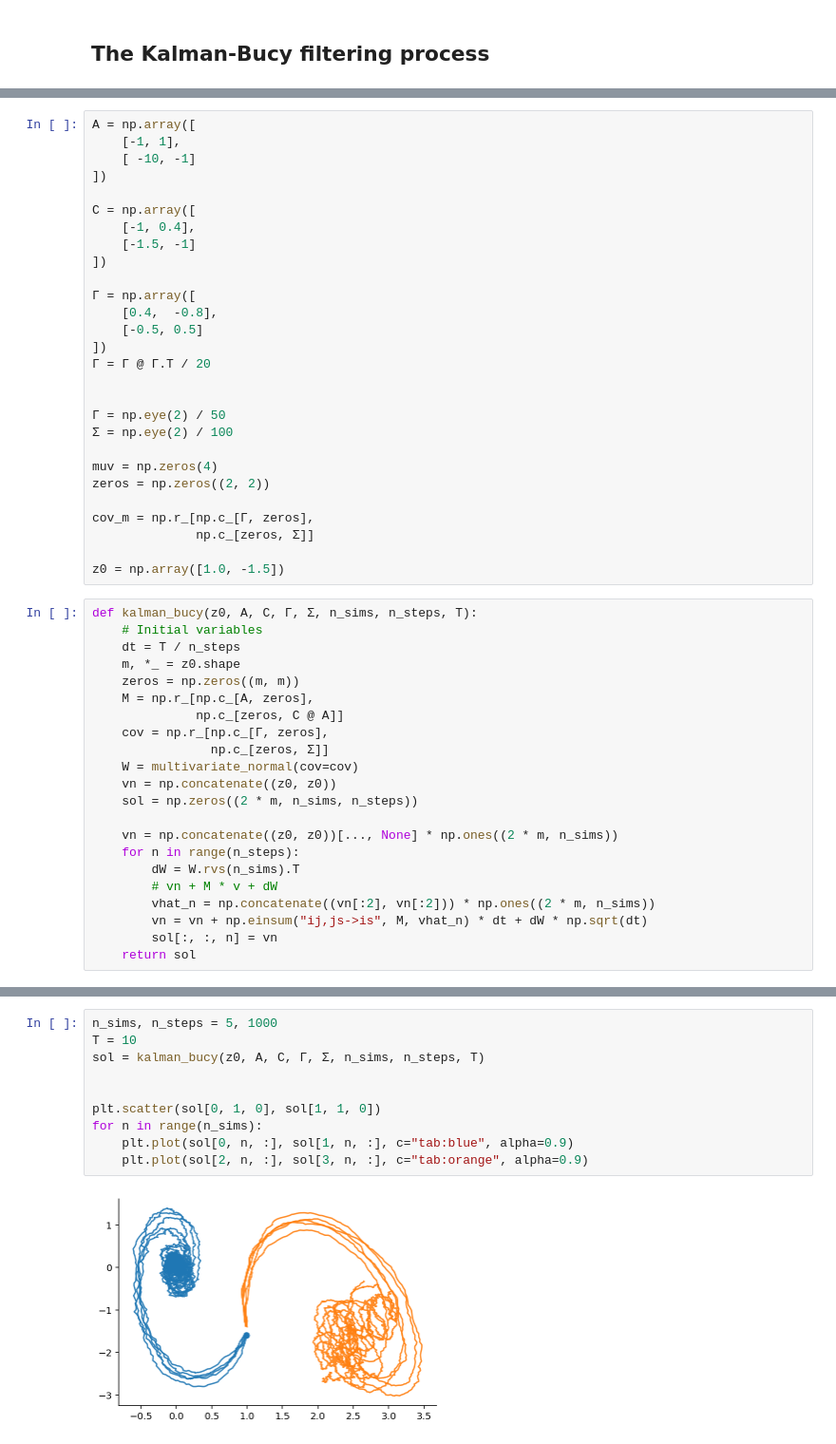
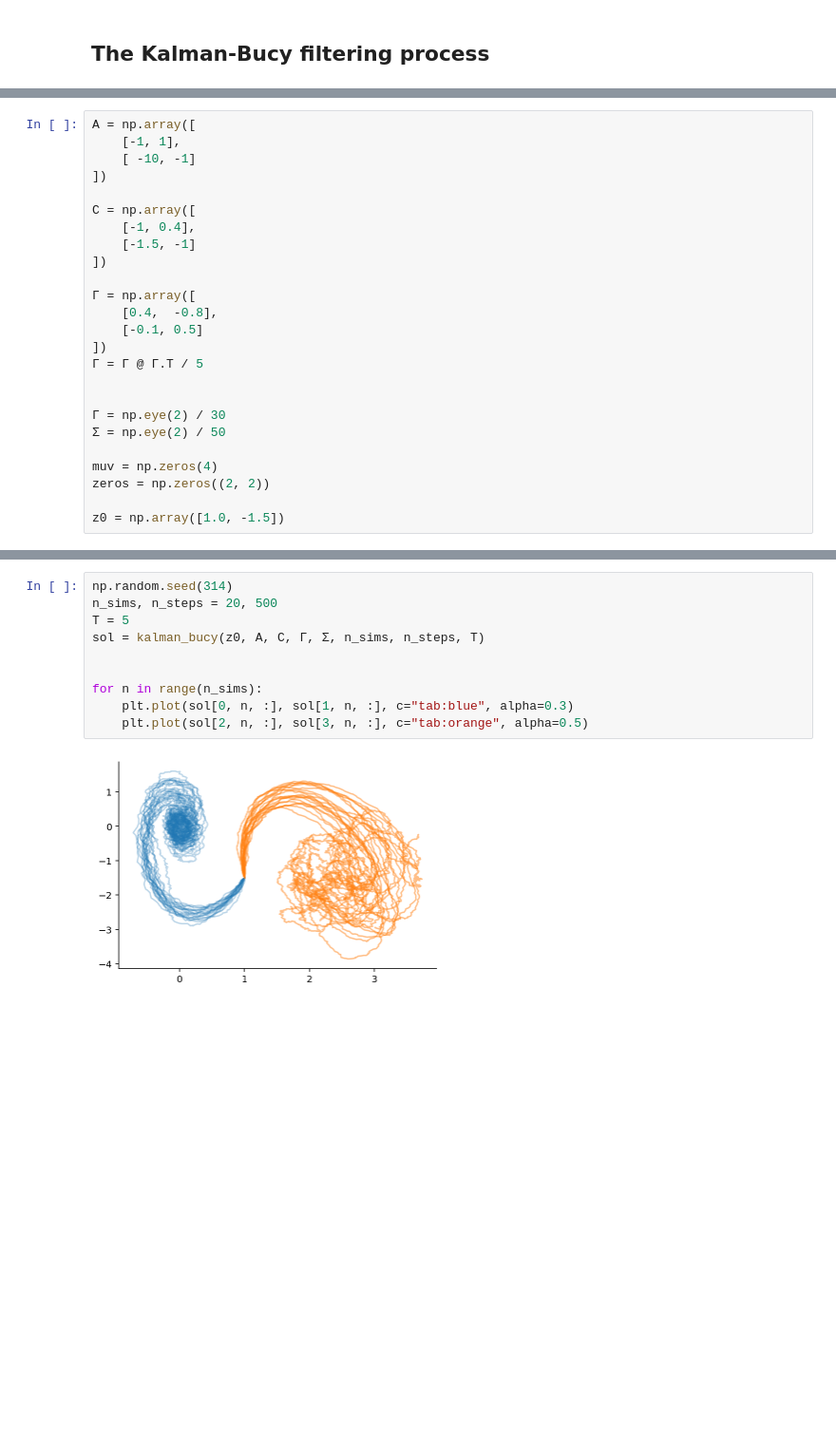
Before and after one commit to gerdm/msc-dissertation, a Jupyter notebook: notebooks/dynamical-systems.ipynb, the cells around one changed output, grey strips where cells are left out. Shown: that part at 95% size. Cells and saved outputs as stored; diff of their text form; blank space fills up the shorter version.

Commit message:
misc-mod: graph layout

```diff
--- a/notebooks/dynamical-systems.ipynb
+++ b/notebooks/dynamical-systems.ipynb
@@ -104,40 +129,15 @@ C = np.array([
 
 Γ = np.array([
     [0.4,  -0.8],
-    [-0.5, 0.5]
+    [-0.1, 0.5]
 ])
-Γ = Γ @ Γ.T / 20
+Γ = Γ @ Γ.T / 5
 
 
-Γ = np.eye(2) / 50
-Σ = np.eye(2) / 100
+Γ = np.eye(2) / 30
+Σ = np.eye(2) / 50
 
 muv = np.zeros(4)
 zeros = np.zeros((2, 2))
 
-cov_m = np.r_[np.c_[Γ, zeros],
-              np.c_[zeros, Σ]]
-
 z0 = np.array([1.0, -1.5])
-# %%
-def kalman_bucy(z0, A, C, Γ, Σ, n_sims, n_steps, T):
-    # Initial variables
-    dt = T / n_steps
-    m, *_ = z0.shape
-    zeros = np.zeros((m, m))
-    M = np.r_[np.c_[A, zeros],
-              np.c_[zeros, C @ A]]
-    cov = np.r_[np.c_[Γ, zeros],
-                np.c_[zeros, Σ]]
-    W = multivariate_normal(cov=cov)
-    vn = np.concatenate((z0, z0))
-    sol = np.zeros((2 * m, n_sims, n_steps))
-
-    vn = np.concatenate((z0, z0))[..., None] * np.ones((2 * m, n_sims))
-    for n in range(n_steps):
-        dW = W.rvs(n_sims).T
-        # vn + M * v + dW
-        vhat_n = np.concatenate((vn[:2], vn[:2])) * np.ones((2 * m, n_sims))
-        vn = vn + np.einsum("ij,js->is", M, vhat_n) * dt + dW * np.sqrt(dt)
-        sol[:, :, n] = vn
-    return sol
@@ -147,12 +144,12 @@ vn = np.concatenate((z0, z0))[:, None] * np.ones((2 * m, n_sims))
 # %%
-n_sims, n_steps = 5, 1000
-T = 10
+np.random.seed(314)
+n_sims, n_steps = 20, 500
+T = 5
 sol = kalman_bucy(z0, A, C, Γ, Σ, n_sims, n_steps, T)
 
 
-plt.scatter(sol[0, 1, 0], sol[1, 1, 0])
 for n in range(n_sims):
-    plt.plot(sol[0, n, :], sol[1, n, :], c="tab:blue", alpha=0.9)
-    plt.plot(sol[2, n, :], sol[3, n, :], c="tab:orange", alpha=0.9)
+    plt.plot(sol[0, n, :], sol[1, n, :], c="tab:blue", alpha=0.3)
+    plt.plot(sol[2, n, :], sol[3, n, :], c="tab:orange", alpha=0.5)
 # %% [output]
-[figure, old version]
+[figure, new version]
```
Also changed, not shown: parts of 11 cells of this notebook.
